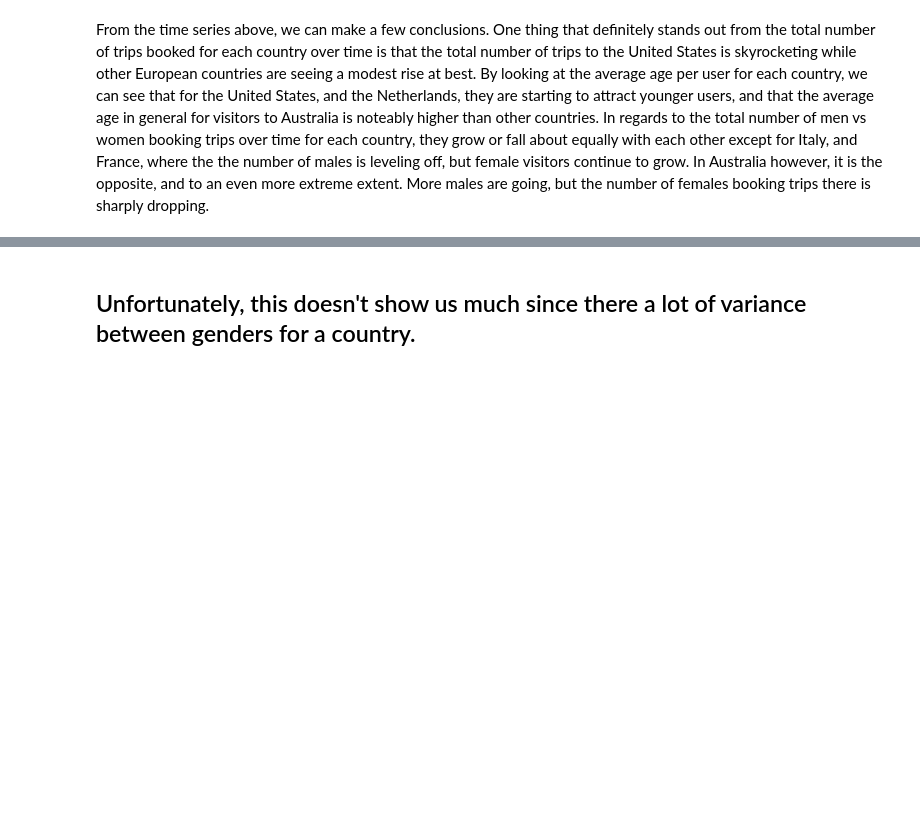
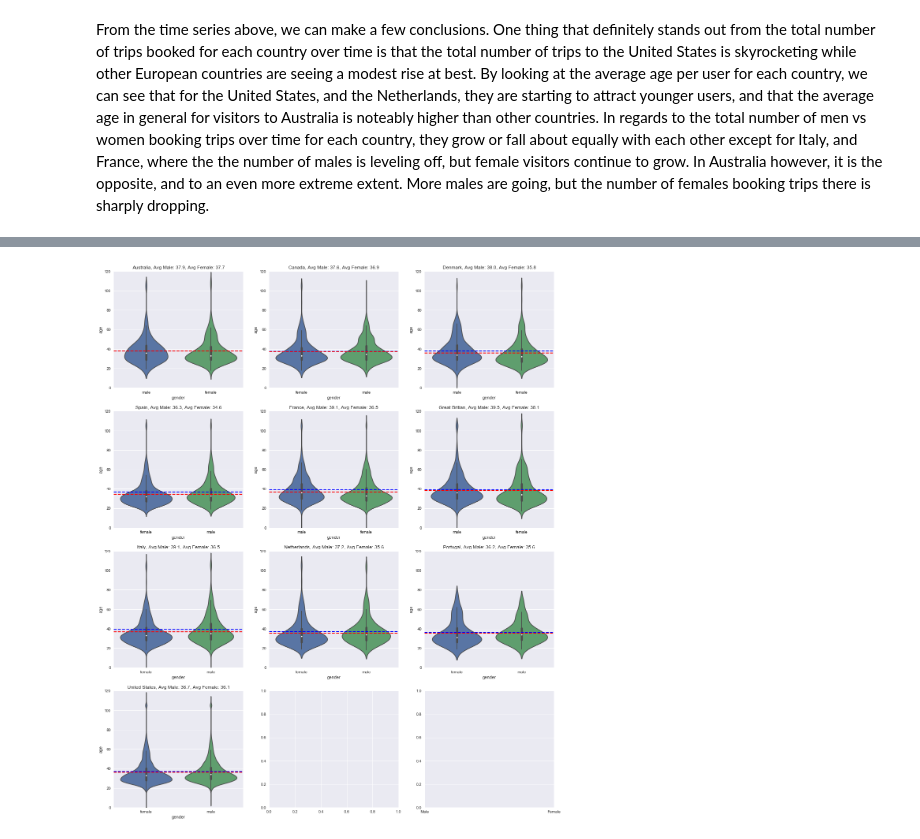
Before and after one commit to TJBANEY/Springboard-Code, a Jupyter notebook: Capstone Data Story.ipynb, the cells around one changed output, grey strips where cells are left out. Drawn from its saved outputs; the diff is of its cells as text; code cells hidden in the pictures; blank space fills up the shorter version.

```diff
--- a/Capstone Data Story.ipynb
+++ b/Capstone Data Story.ipynb
@@ -310,50 +307,50 @@ plt.show()
 # %%
-full_country_name = {
-    'US': 'United States',
-    'FR': 'France',
-    'DE': 'Denmark',
-    'CA': 'Canada',
-    'AU': 'Australia',
-    'ES': 'Spain',
-    'PT': 'Portugal',
-    'IT': 'Italy',
-    'GB': 'Great Britian',
-    'NL': 'Netherlands'
-}
+ucb = ucb[np.isfinite(ucb['age'])]
+ucb = ucb.loc[(ucb['age'] < 120) & (ucb['age'] > 0)]
+ucb = ucb.loc[(ucb['gender'] == 'male') | (ucb['gender'] == 'female')]
 
 num_plots = 10
-fig, axes = plt.subplots(5,2,figsize=(20,40))
+fig, axes = plt.subplots(4,3,figsize=(20, 25))
 
 def buckets(i):
     return [ucb.country_destination.unique()[i]]
 
+col, row, loop = (0, 0, 0)
 # iterate through all axes and create a violin plot
 for i in range(num_plots):
+    row = math.floor(loop/3)
+
     data = ucb[ucb.country_destination.isin(buckets(i))]
+
+
 
     male_mean = round(data.loc[data['gender'] == 'male'].age.mean(), 1)
     female_mean = round(data.loc[data['gender'] == 'female'].age.mean(), 1)
 
     objects = ('Male', 'Female')
     y_pos = np.arange(len(objects))
 
-    row = i // 2
-    col = i % 2
     ax_curr = axes[row, col]
 
     title = full_country_name[buckets(i)[0]]
 
     sns.violinplot(x="gender", y="age", data=data, ax=ax_curr)
     ax_curr.set_title('{}, Avg Male: {}, Avg Female: {}'.format(title, male_mean, female_mean))
-    ax_curr.set_ylim([0, 100])
+    ax_curr.set_ylim([0, 120])
     ax_curr.axhline(male_mean, color='b', linestyle='dashed', linewidth=2)
     ax_curr.axhline(female_mean, color='r', linestyle='dashed', linewidth=2)
 
     plt.xticks(y_pos, objects)
 
+    col += 1
+    loop += 1
+
+    if col == 3:
+        col = 0
+
 plt.show()
+# %% [output]
+[figure, added]
-# %% [markdown]
-## Unfortunately, this doesn't show us much since there a lot of variance between genders for a country.
 # %%
 country_plots = 10
 def country_buckets(i):
```
Also changed, not shown: parts of 23 cells of this notebook.
